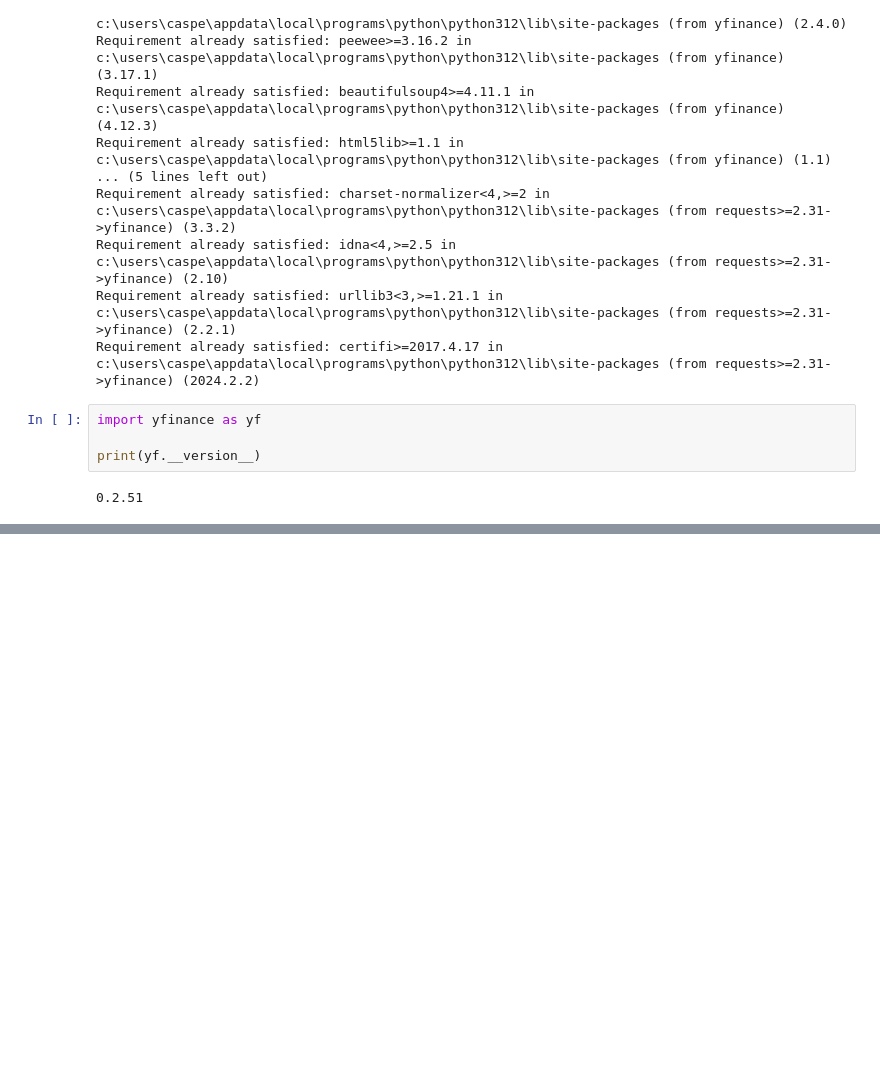
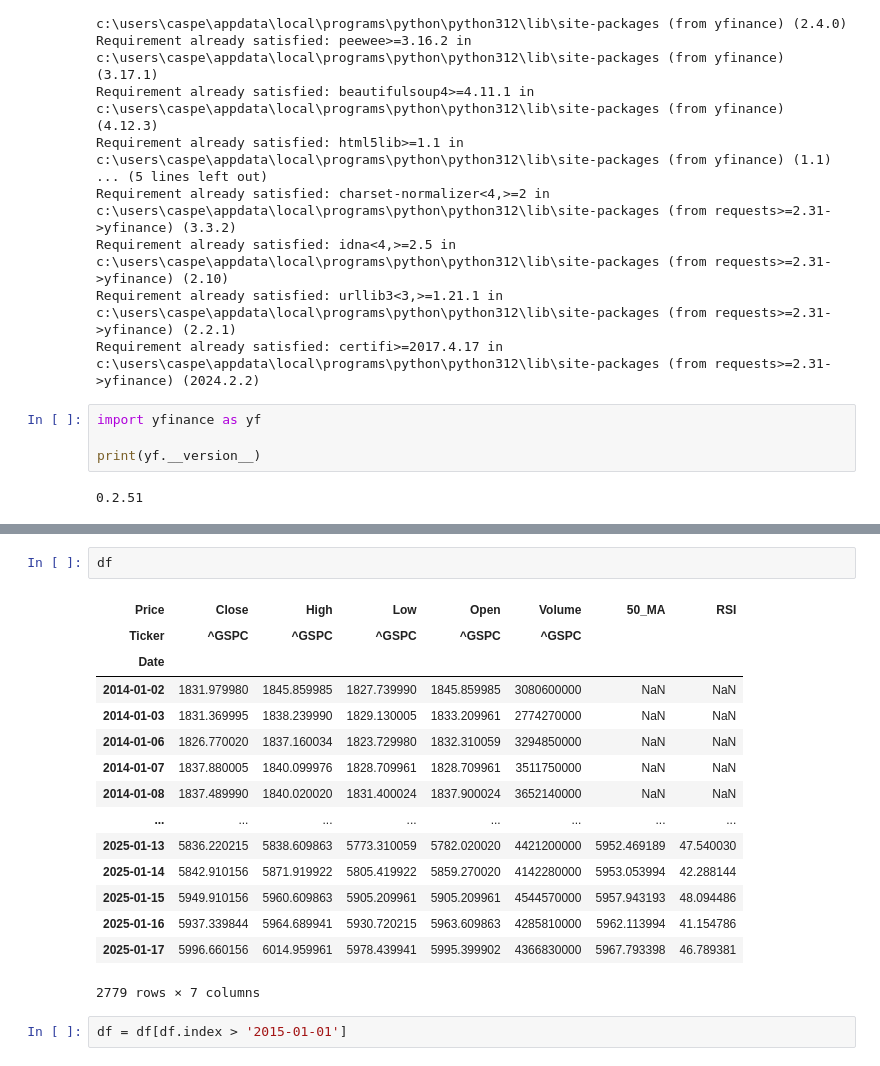
Before and after one commit to casperpriem05/data, a Jupyter notebook: yfinance.ipynb, the cells around one changed output, grey strips where cells are left out. Drawn from its saved outputs; the diff is of its cells as text; blank space fills up the shorter version.

```diff
--- a/yfinance.ipynb
+++ b/yfinance.ipynb
@@ -26,0 +56,20 @@ print(yf.__version__)
+# %%
+df
+# %% [output]
+| Price | Close | High | Low | Open | Volume | 50_MA | RSI |
+| Ticker | ^GSPC | ^GSPC | ^GSPC | ^GSPC | ^GSPC |  |  |
+| Date |  |  |  |  |  |  |  |
+| 2014-01-02 | 1831.979980 | 1845.859985 | 1827.739990 | 1845.859985 | 3080600000 | NaN | NaN |
+| 2014-01-03 | 1831.369995 | 1838.239990 | 1829.130005 | 1833.209961 | 2774270000 | NaN | NaN |
+| 2014-01-06 | 1826.770020 | 1837.160034 | 1823.729980 | 1832.310059 | 3294850000 | NaN | NaN |
+| 2014-01-07 | 1837.880005 | 1840.099976 | 1828.709961 | 1828.709961 | 3511750000 | NaN | NaN |
+| 2014-01-08 | 1837.489990 | 1840.020020 | 1831.400024 | 1837.900024 | 3652140000 | NaN | NaN |
+| ... | ... | ... | ... | ... | ... | ... | ... |
+| 2025-01-13 | 5836.220215 | 5838.609863 | 5773.310059 | 5782.020020 | 4421200000 | 5952.469189 | 47.540030 |
+| 2025-01-14 | 5842.910156 | 5871.919922 | 5805.419922 | 5859.270020 | 4142280000 | 5953.053994 | 42.288144 |
+| 2025-01-15 | 5949.910156 | 5960.609863 | 5905.209961 | 5905.209961 | 4544570000 | 5957.943193 | 48.094486 |
+| 2025-01-16 | 5937.339844 | 5964.689941 | 5930.720215 | 5963.609863 | 4285810000 | 5962.113994 | 41.154786 |
+| 2025-01-17 | 5996.660156 | 6014.959961 | 5978.439941 | 5995.399902 | 4366830000 | 5967.793398 | 46.789381 |
+2779 rows × 7 columns
+# %%
+df = df[df.index > '2015-01-01']
```
Also changed, not shown: parts of 8 cells of this notebook.
